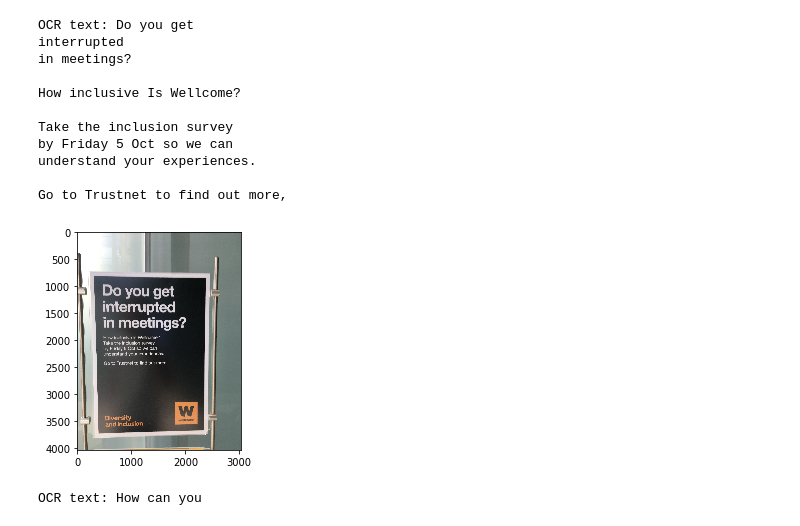
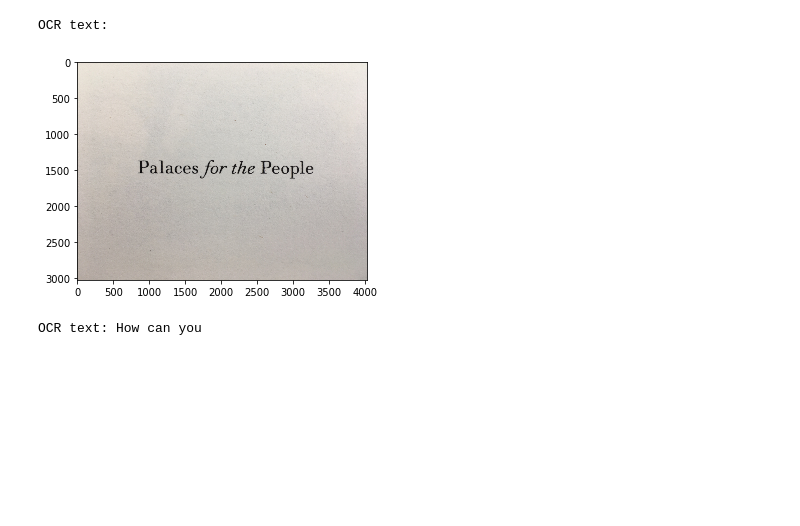
Before and after one commit to wellcometrust/wellcome_vision_assistant, a Jupyter notebook: notebooks/mosaic/1 - Load image and try tesseract.ipynb, the cells around one changed output. Cells and saved outputs as stored; diff of their text form; code cells hidden in the pictures; blank space fills up the shorter version.

```diff
--- a/notebooks/mosaic/1 - Load image and try tesseract.ipynb
+++ b/notebooks/mosaic/1 - Load image and try tesseract.ipynb
@@ -13,28 +13,18 @@ import numpy as np
 # %%
 def run_ocr(img_path, rotate=None):
     img=Image.open(img_path)
 
     if rotate:
         img = img.rotate(rotate)
 
     ocr_text = pytesseract.image_to_string(img)
     print(f"OCR text: {ocr_text}")
 
     plt.imshow(np.asarray(img))
 
-imp_path = '/Users/sorrosn/Desktop/ocr_images/palace_for_the_people.JPG'
+img_path = '../../data/palace_for_the_people.JPG'
 run_ocr(img_path)
 # %% [output]
-OCR text: Do you get
-interrupted
-in meetings?
-
-How inclusive Is Wellcome?
-
-Take the inclusion survey
-by Friday 5 Oct so we can
-understand your experiences.
-
-Go to Trustnet to find out more,
+OCR text:
-[figure, old version]
+[figure, new version]
 # %%
```
Also changed, not shown: parts of 3 cells of this notebook, 12 other files.
